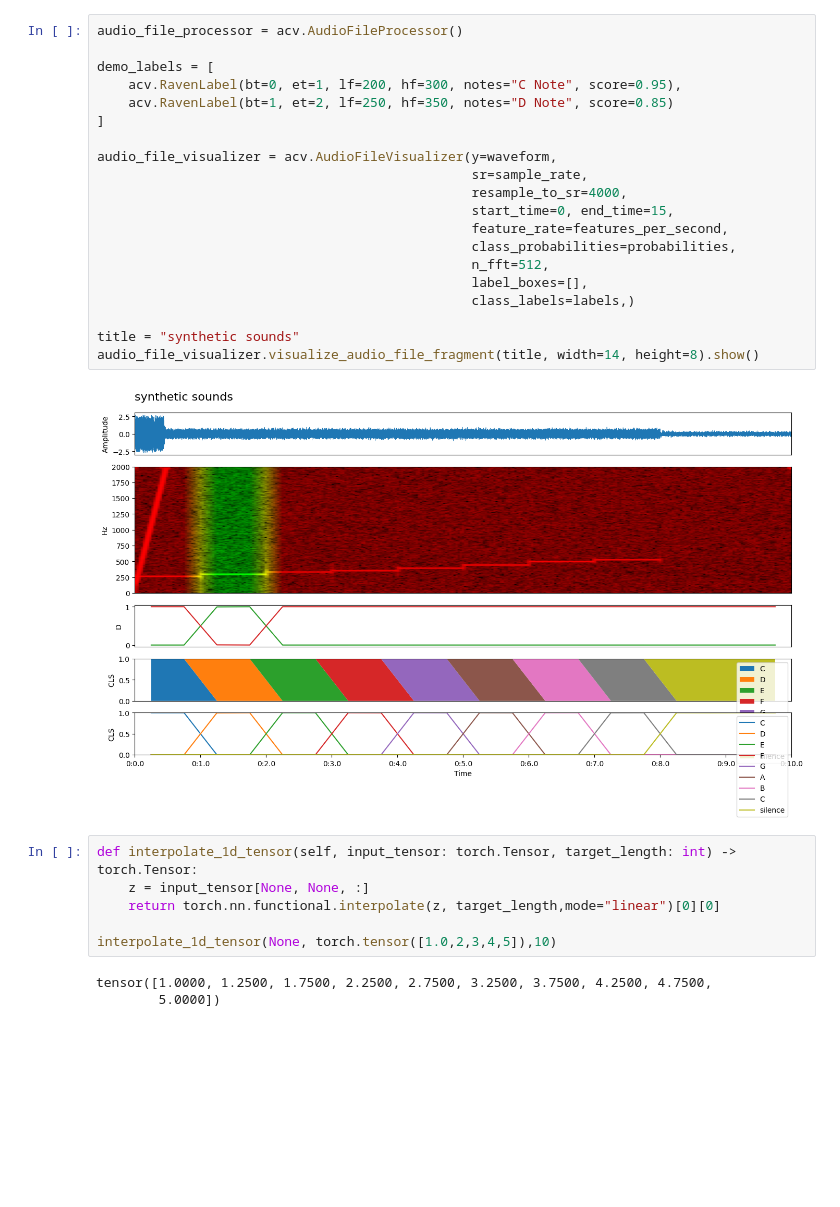
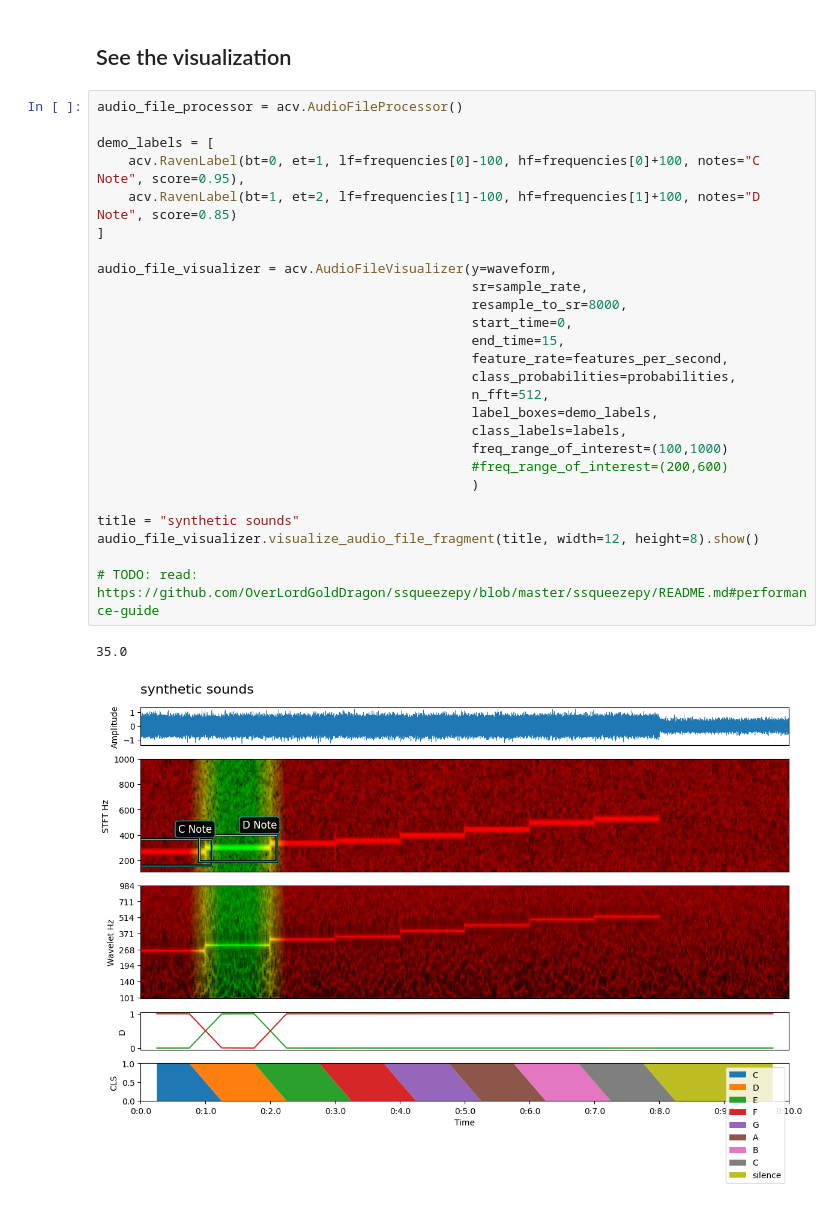
Before and after one commit to ramayer/audio-classifier-visualizer, a Jupyter notebook: notebooks/test.ipynb, the cells around one changed output. Saved outputs shown, nothing was run; the diff lists cells and outputs as text; blank space fills up the shorter version.

```diff
--- a/notebooks/test.ipynb
+++ b/notebooks/test.ipynb
@@ -49,31 +67,31 @@ labels = ['C', 'D', 'E', 'F', 'G', 'A', 'B', 'C', 'silence']
+# %% [markdown]
+## See the visualization
 # %%
 audio_file_processor = acv.AudioFileProcessor()
 
 demo_labels = [
-    acv.RavenLabel(bt=0, et=1, lf=200, hf=300, notes="C Note", score=0.95),
-    acv.RavenLabel(bt=1, et=2, lf=250, hf=350, notes="D Note", score=0.85)
+    acv.RavenLabel(bt=0, et=1, lf=frequencies[0]-100, hf=frequencies[0]+100, notes="C Note", score=0.95),
+    acv.RavenLabel(bt=1, et=2, lf=frequencies[1]-100, hf=frequencies[1]+100, notes="D Note", score=0.85)
 ]
 
 audio_file_visualizer = acv.AudioFileVisualizer(y=waveform,
                                                 sr=sample_rate,
-                                                resample_to_sr=4000,
-                                                start_time=0, end_time=15,
+                                                resample_to_sr=8000,
+                                                start_time=0,
+                                                end_time=15,
                                                 feature_rate=features_per_second,
                                                 class_probabilities=probabilities,
                                                 n_fft=512,
-                                                label_boxes=[],
-                                                class_labels=labels,)
+                                                label_boxes=demo_labels,
+                                                class_labels=labels,
+                                                freq_range_of_interest=(100,1000)
+                                                #freq_range_of_interest=(200,600)
+                                                )
 
 title = "synthetic sounds"
-audio_file_visualizer.visualize_audio_file_fragment(title, width=14, height=8).show()
+audio_file_visualizer.visualize_audio_file_fragment(title, width=12, height=8).show()
+
+# TODO: read: https://github.com/OverLordGoldDragon/ssqueezepy/blob/master/ssqueezepy/README.md#performance-guide
 # %% [output]
+35.0
-[figure, old version]
+[figure, new version]
-# %%
-def interpolate_1d_tensor(self, input_tensor: torch.Tensor, target_length: int) -> torch.Tensor:
-    z = input_tensor[None, None, :]
-    return torch.nn.functional.interpolate(z, target_length,mode="linear")[0][0]
-
-interpolate_1d_tensor(None, torch.tensor([1.0,2,3,4,5]),10)
-# %% [output]
-tensor([1.0000, 1.2500, 1.7500, 2.2500, 2.7500, 3.2500, 3.7500, 4.2500, 4.7500,
-        5.0000])
```
Also changed, not shown: parts of 9 cells of this notebook.
